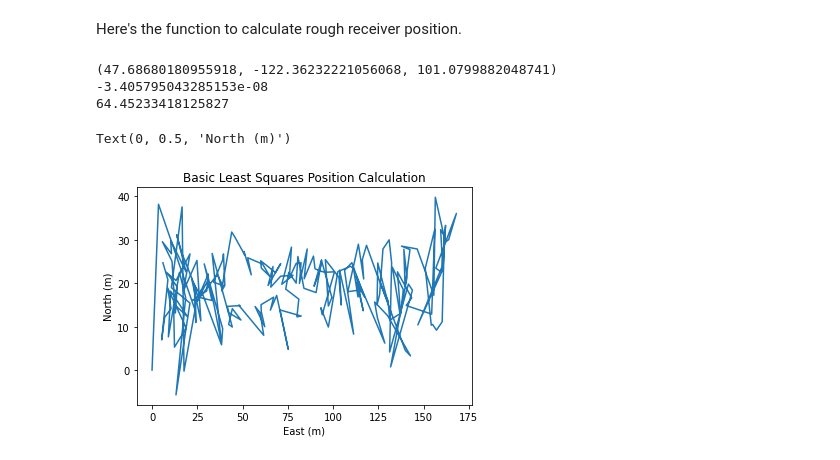
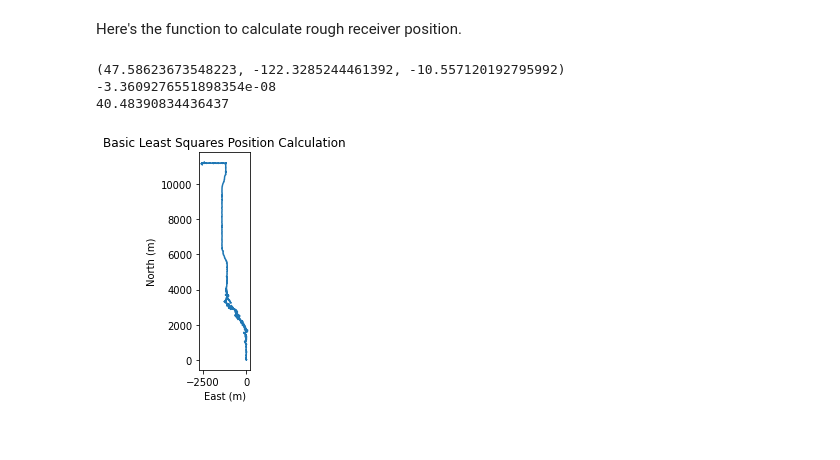
Before and after one commit to johnsonmitchelld/gnss-analysis, a Jupyter notebook: notebooks/simple_least_squares.ipynb, the cells around one changed output. Drawn from its saved outputs; the diff is of its cells as text; code cells hidden in the pictures.

Commit message:
Adjust position plot scaling.

```diff
--- a/notebooks/simple_least_squares.ipynb
+++ b/notebooks/simple_least_squares.ipynb
@@ -3,10 +3,9 @@ import os, csv
 import pandas as pd
 import numpy as np
 
-input_directory = 'data/personal'
-input_filename = 'gnss_log_2020_12_03_19_43_12.txt'
+input_filepath = '/home/johnsonmitchelld/dev/gnss-analysis/data/personal/gnss_log_2020_12_02_17_19_39.txt'
 
-with open(os.path.join(input_directory, input_filename)) as csvfile:
+with open(input_filepath) as csvfile:
     reader = csv.reader(csvfile)
     for row in reader:
         if row[0][0] == '#':
@@ -202,9 +203,9 @@ print(navpy.ecef2lla(x))
 print(b/LIGHTSPEED)
 print(dp)
 # %% [output]
-(47.68680180955918, -122.36232221056068, 101.0799882048741)
--3.405795043285153e-08
-64.45233418125827
+(47.58623673548223, -122.3285244461392, -10.557120192795992)
+-3.3609276551898354e-08
+40.48390834436437
 # %%
 lla_list = []
 ned_list = []
@@ -232,12 +233,12 @@ for epoch in measurements['Epoch'].unique():
 # %%
 import matplotlib.pyplot as plt
 ned_df = pd.DataFrame(ned_list, columns=['N', 'E', 'D'])
 plt.plot(ned_df['E'], ned_df['N'])
 
 # Add titles
 plt.title('Basic Least Squares Position Calculation')
 plt.xlabel("East (m)")
 plt.ylabel("North (m)")
+plt.gca().set_aspect('equal', adjustable='box')
 # %% [output]
-Text(0, 0.5, 'North (m)')
-[figure, old version]
+[figure, new version]
```
Also changed, not shown: parts of 2 cells of this notebook.
